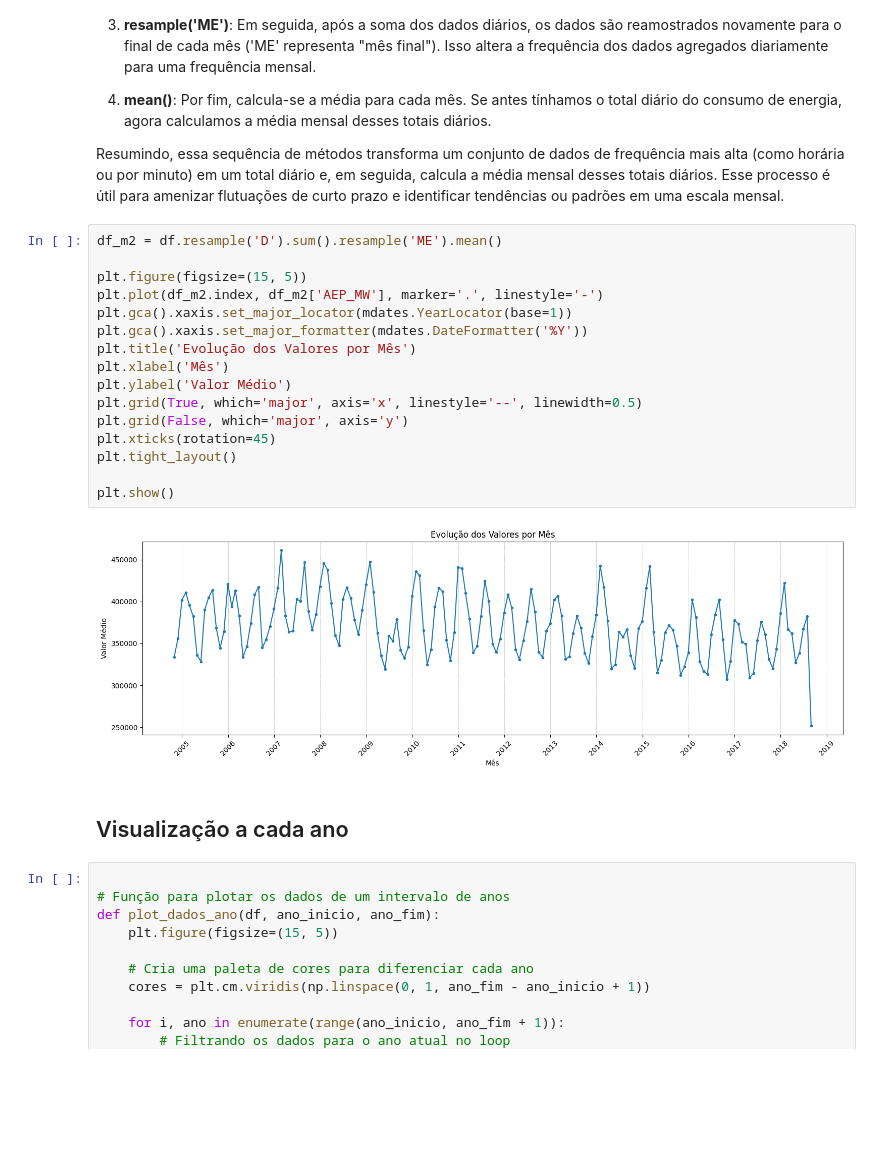
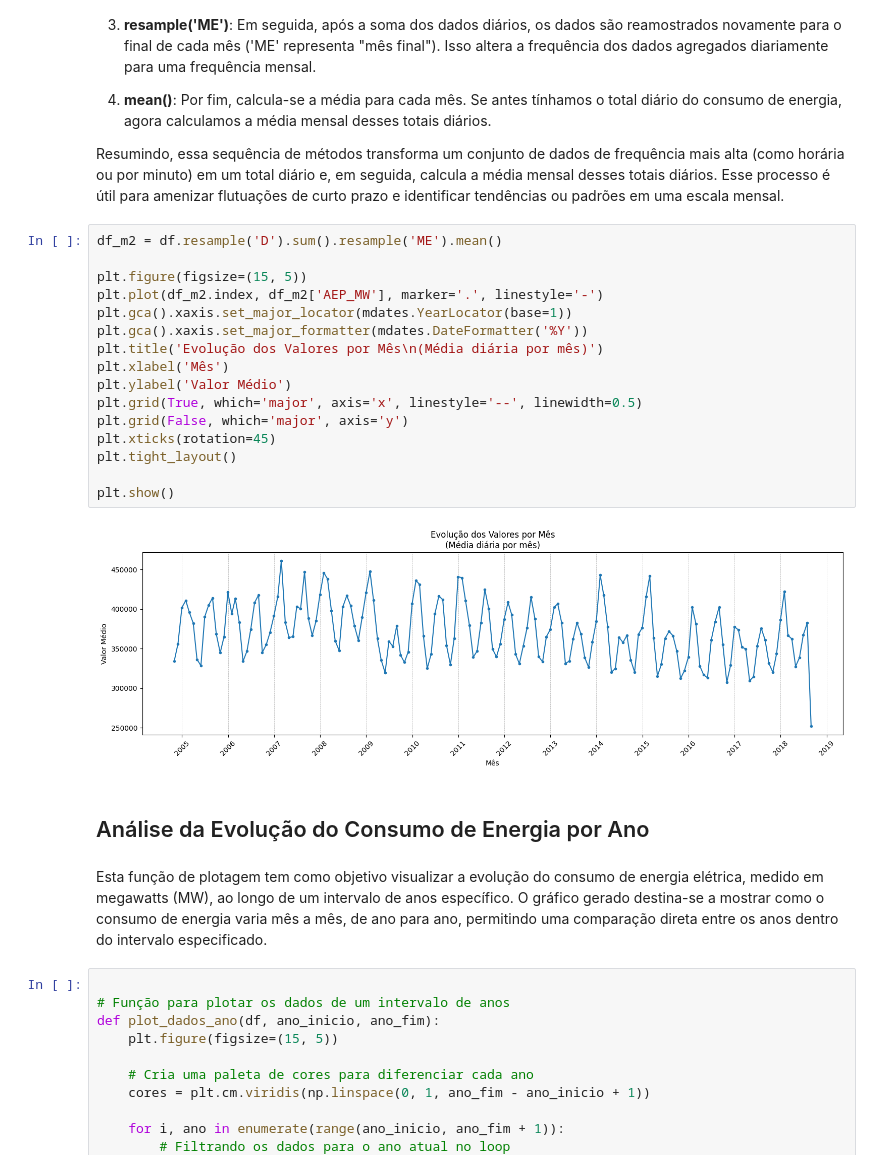
Before and after one commit to donikurtz/HourlyEnergyConsumption, a Jupyter notebook: 01_analise.ipynb, the cells around one changed output. Drawn from its saved outputs; the diff is of its cells as text; blank space fills up the shorter version.

```diff
--- a/01_analise.ipynb
+++ b/01_analise.ipynb
@@ -103,23 +139,25 @@ Resumindo, essa sequência de métodos transforma um conjunto de dados de frequ
 # %%
 df_m2 = df.resample('D').sum().resample('ME').mean()
 
 plt.figure(figsize=(15, 5))
 plt.plot(df_m2.index, df_m2['AEP_MW'], marker='.', linestyle='-')
 plt.gca().xaxis.set_major_locator(mdates.YearLocator(base=1))
 plt.gca().xaxis.set_major_formatter(mdates.DateFormatter('%Y'))
-plt.title('Evolução dos Valores por Mês')
+plt.title('Evolução dos Valores por Mês\n(Média diária por mês)')
 plt.xlabel('Mês')
 plt.ylabel('Valor Médio')
 plt.grid(True, which='major', axis='x', linestyle='--', linewidth=0.5)
 plt.grid(False, which='major', axis='y')
 plt.xticks(rotation=45)
 plt.tight_layout()
 
 plt.show()
 # %% [output]
-[figure, old version]
+[figure, new version]
-# %% [markdown]
-## Visualização a cada ano
+# %% [markdown]
+## Análise da Evolução do Consumo de Energia por Ano
+# %% [markdown]
+Esta função de plotagem tem como objetivo visualizar a evolução do consumo de energia elétrica, medido em megawatts (MW), ao longo de um intervalo de anos específico. O gráfico gerado destina-se a mostrar como o consumo de energia varia mês a mês, de ano para ano, permitindo uma comparação direta entre os anos dentro do intervalo especificado.
 # %%
 
 # Função para plotar os dados de um intervalo de anos
```
Also changed, not shown: parts of 21 cells of this notebook.
